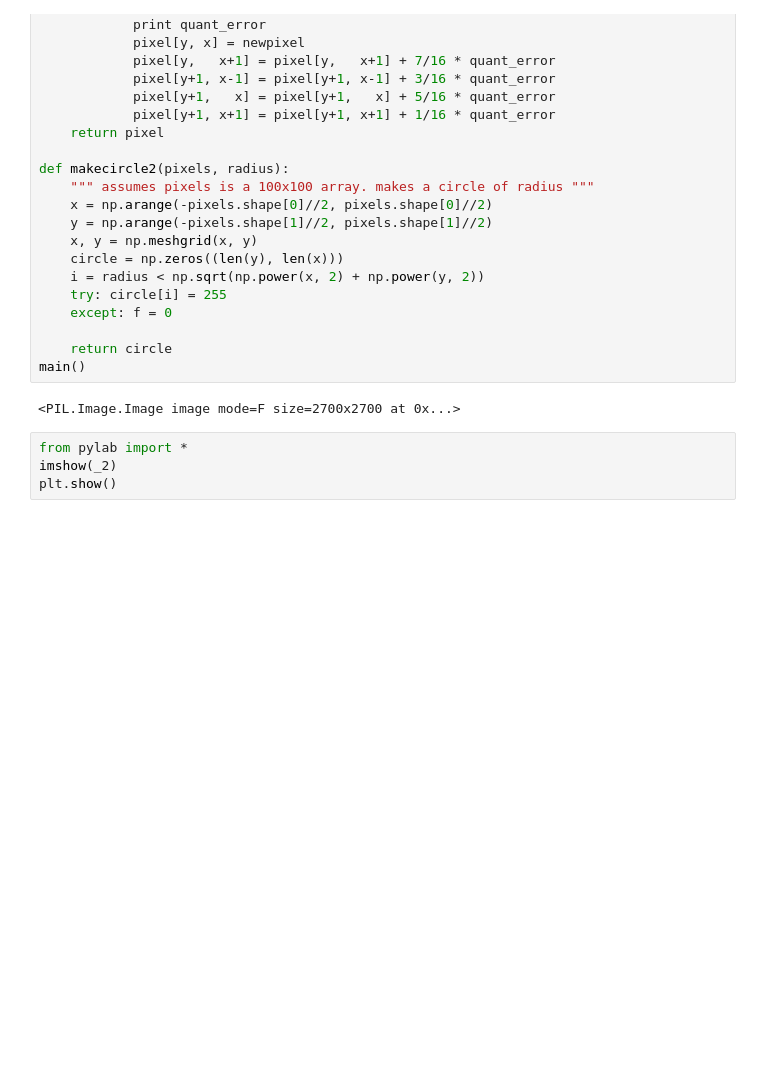
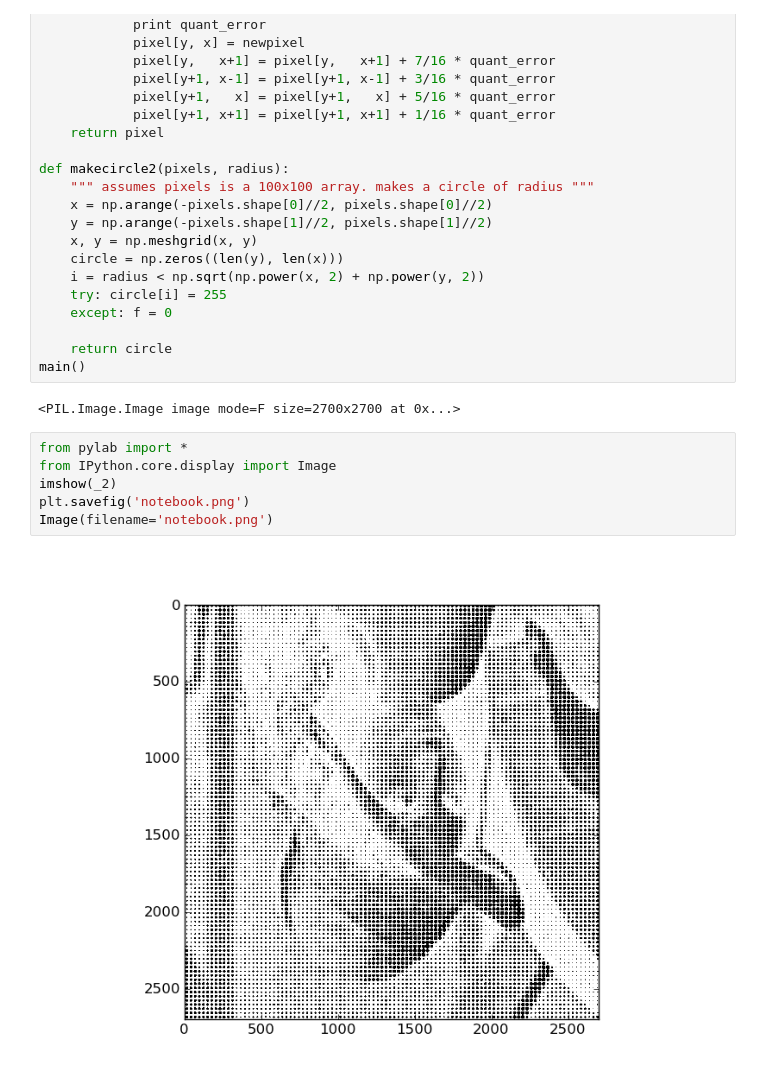
Before and after one commit to stsievert/Rasterize, a Jupyter notebook: Rasterize.ipynb, the cells around one changed output. Saved outputs shown, nothing was run; the diff lists cells and outputs as text; blank space fills up the shorter version.

Commit message:
The new notebook. Shows the image inline.

```diff
--- a/Rasterize.ipynb
+++ b/Rasterize.ipynb
@@ -72,5 +72,9 @@ main()
 <PIL.Image.Image image mode=F size=2700x2700 at 0x...>
 # %%
 from pylab import *
+from IPython.core.display import Image
 imshow(_2)
-plt.show()
+plt.savefig('notebook.png')
+Image(filename='notebook.png')
+# %% [output]
+[figure, added]
```
